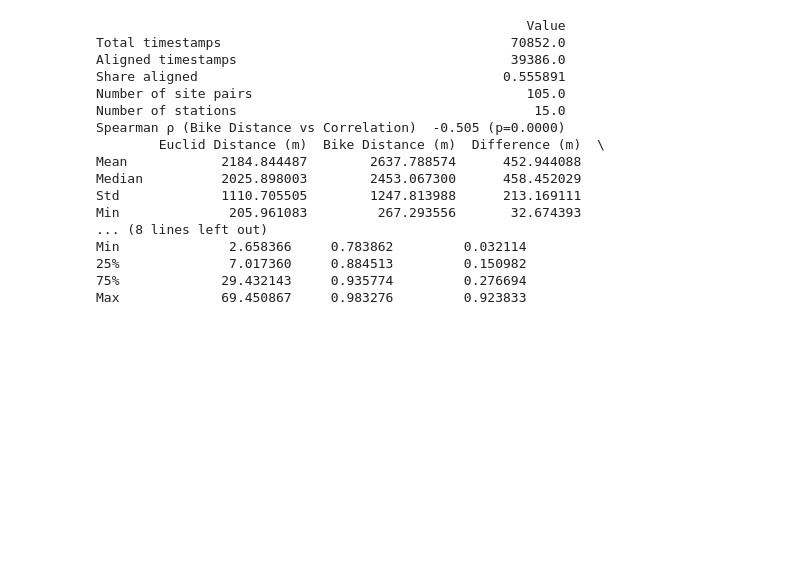
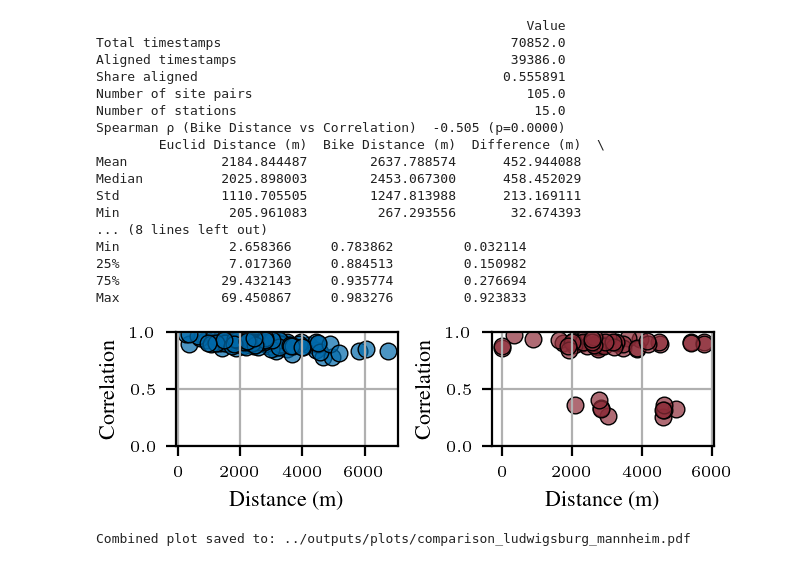
Before and after one commit to cleesee/fahrradzaehler, a Jupyter notebook: notebooks/distcorr_updated.ipynb, the cells around one changed output. Cells and saved outputs as stored; diff of their text form; code cells hidden in the pictures; blank space fills up the shorter version.

Commit message:
add comparison plot for correlation

```diff
--- a/notebooks/distcorr_updated.ipynb
+++ b/notebooks/distcorr_updated.ipynb
@@ -597,6 +597,15 @@ with plt.rc_context(get_style(rel_width =1, font_adjustment=0, display_dpi=300))
     plt.grid(True, alpha=0.5)
     plt.savefig(filepath, dpi=300, bbox_inches="tight")
     plt.show()
+
+import pickle
+
+with open(distcorr_plot_dir / f"fig_{title_domain.replace(' ', '_').lower()}.pkl", "wb") as f:
+    pickle.dump(fig, f)
+with open(distcorr_plot_dir / f"data_distance_values_{title_domain.replace(' ', '_').lower()}.pkl", "wb") as f:
+    pickle.dump(distance_values, f)
+with open(distcorr_plot_dir / f"data_correlations_{title_domain.replace(' ', '_').lower()}.pkl", "wb") as f:
+    pickle.dump(correlations, f)
 # %% [output]
 Stadt: Stadt Ludwigsburg
 [figure]
@@ -757,3 +766,54 @@ Min              2.658366     0.783862         0.032114
 25%              7.017360     0.884513         0.150982
 75%             29.432143     0.935774         0.276694
 Max             69.450867     0.983276         0.923833
+# %%
+from matplotlib.backends.backend_agg import FigureCanvasAgg as FigureCanvas
+import matplotlib.pyplot as plt
+import pickle
+
+
+distcorr_plot_dir = Path("../outputs/plots/distcorr")
+
+with open(distcorr_plot_dir / "stadt_ludwigsburg" / "data_distance_values_stadt_ludwigsburg.pkl", "rb") as f:
+    distance_values_ludwigsburg = pickle.load(f)
+with open(distcorr_plot_dir / "stadt_ludwigsburg" / "data_correlations_stadt_ludwigsburg.pkl", "rb") as f:
+    correlations_ludwigsburg = pickle.load(f)
+
+with open(distcorr_plot_dir / "stadt_mannheim" / "data_distance_values_stadt_mannheim.pkl", "rb") as f:
+    distance_values_mannheim = pickle.load(f)
+with open(distcorr_plot_dir / "stadt_mannheim" / "data_correlations_stadt_mannheim.pkl", "rb") as f:
+    correlations_mannheim = pickle.load(f)
+
+with plt.rc_context(get_style(rel_width=1.0, font_adjustment=0, display_dpi=200, ncols=2)):
+    colors = plt.rcParams['axes.prop_cycle'].by_key()['color']
+
+    color_ludwigsburg = colors[0]
+    color_mannheim    = colors[1]
+    fig, (ax1, ax2) = plt.subplots(1, 2)
+
+    ax1.scatter(distance_values_ludwigsburg, correlations_ludwigsburg, color=color_ludwigsburg,
+                edgecolors='black', linewidths=0.5)
+    ax1.set_xlabel("Distance (m)")
+    ax1.set_ylabel("Correlation")
+    ax1.grid(True)
+    ax1.set_ylim(0, 1)
+
+    ax2.scatter(distance_values_mannheim, correlations_mannheim, color=color_mannheim,
+                edgecolors='black', linewidths=0.5)
+    ax2.set_xlabel("Distance (m)")
+    ax2.set_ylabel("Correlation")
+    ax2.grid(True)
+    ax2.set_ylim(0, 1)
+
+    #plt.tight_layout()
+
+    out_path = "../outputs/plots/comparison_ludwigsburg_mannheim.pdf"
+    os.makedirs(os.path.dirname(out_path), exist_ok=True)
+    plt.savefig(out_path, dpi=300, bbox_inches='tight')
+    plt.show()
+
+
+print(f"Combined plot saved to: {out_path}")
+# %% [output]
+[figure, added]
+Combined plot saved to: ../outputs/plots/comparison_ludwigsburg_mannheim.pdf
```
Also changed, not shown: 19 other files.
